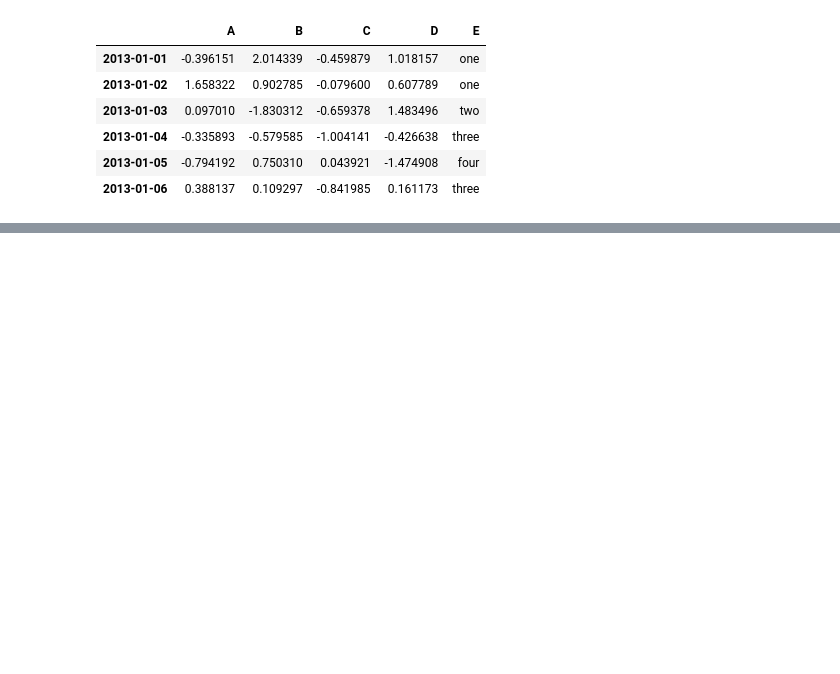
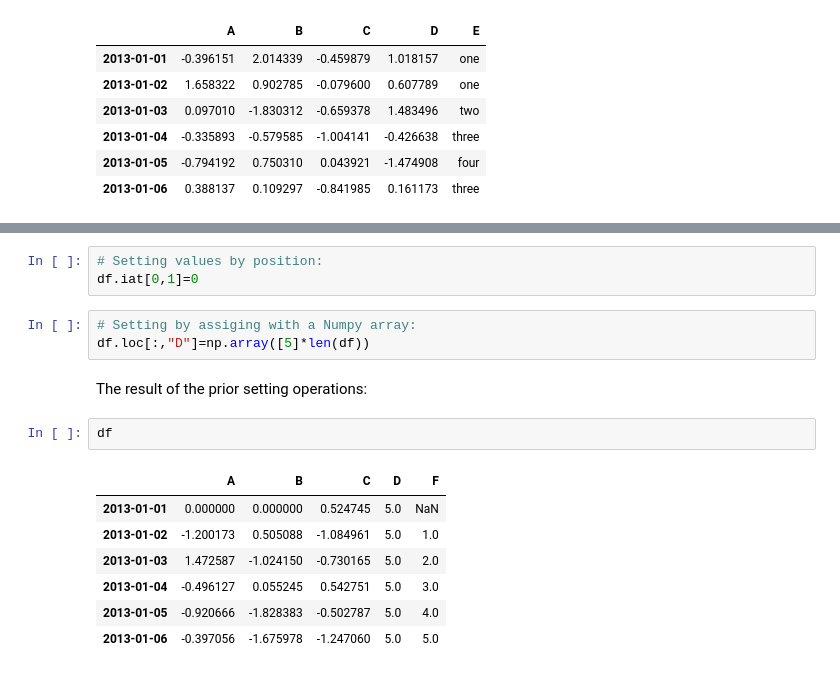
Before and after one commit to guddiyasingh/python-main, a Jupyter notebook: 10_minutes_panda.ipynb, the cells around one changed output, grey strips where cells are left out. Drawn from its saved outputs; the diff is of its cells as text; blank space fills up the shorter version.

```diff
--- a/10_minutes_panda.ipynb
+++ b/10_minutes_panda.ipynb
@@ -362,0 +388,18 @@ df2
+# %%
+# Setting values by position:
+df.iat[0,1]=0
+# %%
+# Setting by assiging with a Numpy array:
+df.loc[:,"D"]=np.array([5]*len(df))
+# %% [markdown]
+The result of the prior setting operations:
+# %%
+df
+# %% [output]
+|  | A | B | C | D | F |
+| 2013-01-01 | 0.000000 | 0.000000 | 0.524745 | 5.0 | NaN |
+| 2013-01-02 | -1.200173 | 0.505088 | -1.084961 | 5.0 | 1.0 |
+| 2013-01-03 | 1.472587 | -1.024150 | -0.730165 | 5.0 | 2.0 |
+| 2013-01-04 | -0.496127 | 0.055245 | 0.542751 | 5.0 | 3.0 |
+| 2013-01-05 | -0.920666 | -1.828383 | -0.502787 | 5.0 | 4.0 |
+| 2013-01-06 | -0.397056 | -1.675978 | -1.247060 | 5.0 | 5.0 |
```
Also changed, not shown: parts of 19 cells of this notebook, 3 other files.
